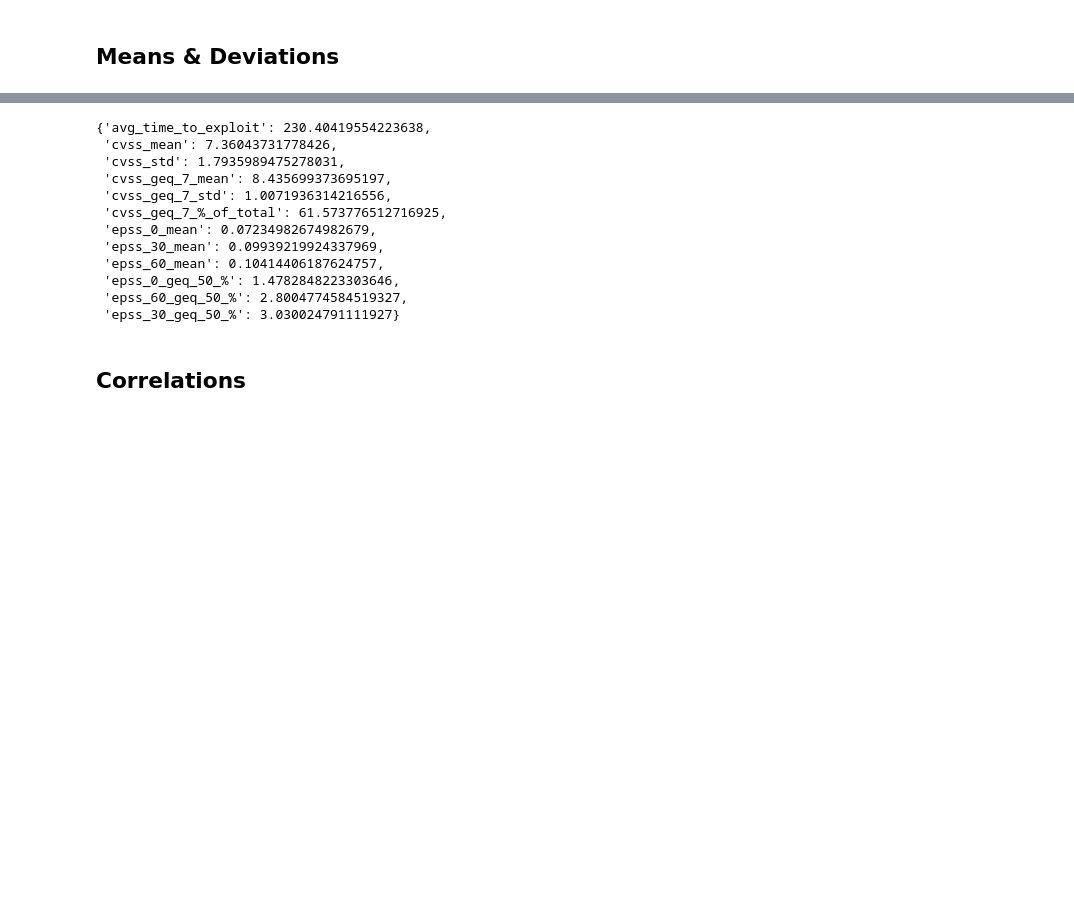
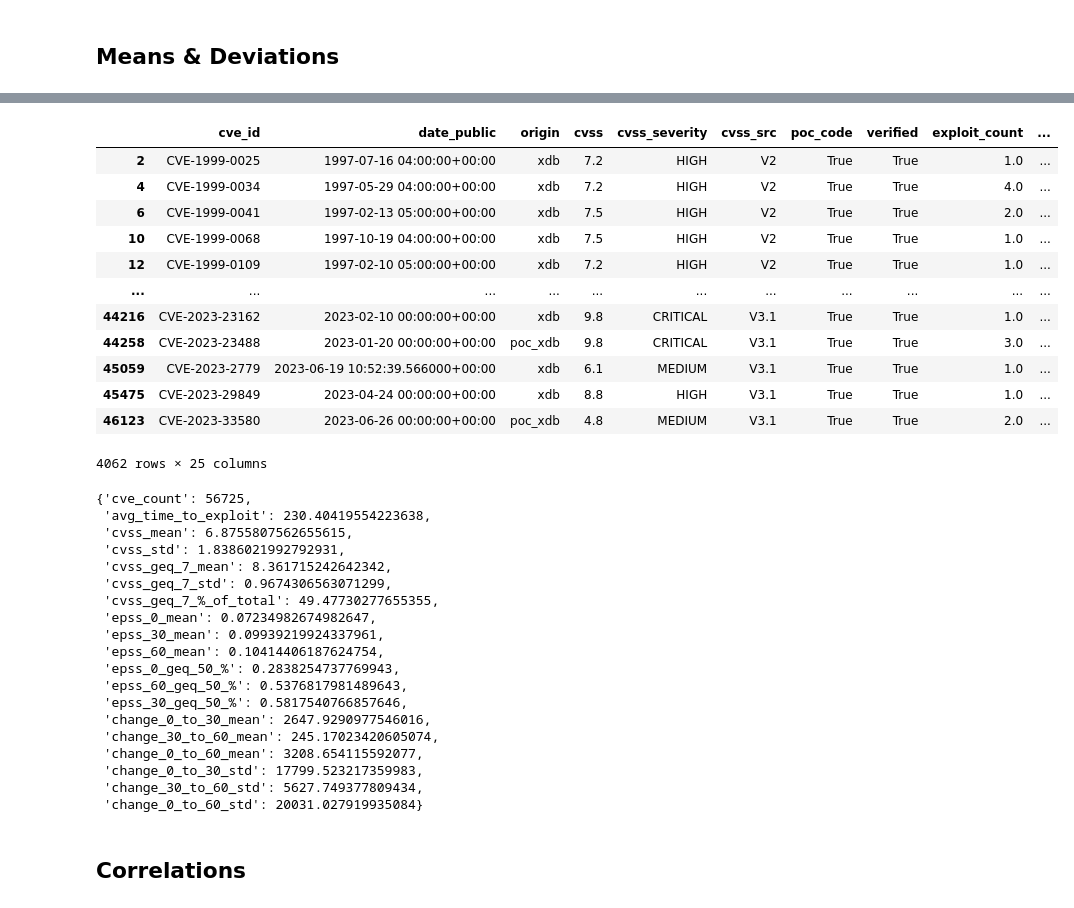
Before and after one commit to JBrocklyAnderson/practice-project, a Jupyter notebook: notebooks/pre_analysis.ipynb, the cells around one changed output, grey strips where cells are left out. Saved outputs shown, nothing was run; the diff lists cells and outputs as text; code cells hidden in the pictures; blank space fills up the shorter version.

Commit message:
Put work into EDA and pre-analysis of data

```diff
--- a/notebooks/pre_analysis.ipynb
+++ b/notebooks/pre_analysis.ipynb
@@ -26,16 +42,32 @@ df = pd.read_parquet(path='../data/processed/composite/dataset_focused.parquet')
+# %%
+df[df['verified'] == True]
+# %% [output]
+|  | cve_id | date_public | origin | cvss | cvss_severity | cvss_src | poc_code | verified | exploit_count | ... |
+| 2 | CVE-1999-0025 | 1997-07-16 04:00:00+00:00 | xdb | 7.2 | HIGH | V2 | True | True | 1.0 | ... |
+| 4 | CVE-1999-0034 | 1997-05-29 04:00:00+00:00 | xdb | 7.2 | HIGH | V2 | True | True | 4.0 | ... |
+| 6 | CVE-1999-0041 | 1997-02-13 05:00:00+00:00 | xdb | 7.5 | HIGH | V2 | True | True | 2.0 | ... |
+| 10 | CVE-1999-0068 | 1997-10-19 04:00:00+00:00 | xdb | 7.5 | HIGH | V2 | True | True | 1.0 | ... |
+| 12 | CVE-1999-0109 | 1997-02-10 05:00:00+00:00 | xdb | 7.2 | HIGH | V2 | True | True | 1.0 | ... |
+| ... | ... | ... | ... | ... | ... | ... | ... | ... | ... | ... |
+| 44216 | CVE-2023-23162 | 2023-02-10 00:00:00+00:00 | xdb | 9.8 | CRITICAL | V3.1 | True | True | 1.0 | ... |
+| 44258 | CVE-2023-23488 | 2023-01-20 00:00:00+00:00 | poc_xdb | 9.8 | CRITICAL | V3.1 | True | True | 3.0 | ... |
+| 45059 | CVE-2023-2779 | 2023-06-19 10:52:39.566000+00:00 | xdb | 6.1 | MEDIUM | V3.1 | True | True | 1.0 | ... |
+| 45475 | CVE-2023-29849 | 2023-04-24 00:00:00+00:00 | xdb | 8.8 | HIGH | V3.1 | True | True | 1.0 | ... |
+| 46123 | CVE-2023-33580 | 2023-06-26 00:00:00+00:00 | poc_xdb | 4.8 | MEDIUM | V3.1 | True | True | 2.0 | ... |
+4062 rows × 25 columns
 # %%
 # df = df[df['days_to_poc_exploit'] < 0] # Before CVE publication
 # df = df[df['days_to_poc_exploit'] <= 90] # Sooner than 90 days
 # df = df[df['days_to_poc_exploit'] >= 0] # After CVE publication
 # df = df[(df['days_to_poc_exploit'] >= 0) & (df['days_to_poc_exploit'] <= 90)] # Within 90 days
-# df = df[(df['days_to_poc_exploit'] < -3000) & (df['days_to_poc_exploit'] >= -4457)] # Within 90 days
-# df = df[(df['days_to_poc_exploit'] < -2000) & (df['days_to_poc_exploit'] >= -3000)] # Within 90 days
-# df = df[(df['days_to_poc_exploit'] < -1000) & (df['days_to_poc_exploit'] >= -2000)] # Within 90 days
-# df = df[(df['days_to_poc_exploit'] < 0) & (df['days_to_poc_exploit'] >= -1000)] # Within 90 days
-# df = df[(df['days_to_poc_exploit'] < 0) & (df['days_to_poc_exploit'] >= -500)] # Within 90 days
-# df = df[(df['days_to_poc_exploit'] < 0) & (df['days_to_poc_exploit'] >= -250)] # Within 90 days
+# df = df[(df['days_to_poc_exploit'] < -3000) & (df['days_to_poc_exploit'] >= -4457)]
+# df = df[(df['days_to_poc_exploit'] < -2000) & (df['days_to_poc_exploit'] >= -3000)]
+# df = df[(df['days_to_poc_exploit'] < -1000) & (df['days_to_poc_exploit'] >= -2000)]
+# df = df[(df['days_to_poc_exploit'] < 0) & (df['days_to_poc_exploit'] >= -1000)]
+# df = df[(df['days_to_poc_exploit'] < 0) & (df['days_to_poc_exploit'] >= -500)]
+# df = df[(df['days_to_poc_exploit'] < 0) & (df['days_to_poc_exploit'] >= -250)]
 
-# # Compute Q1, Q3, and IQR
+# Compute Q1, Q3, and IQR
 # Q1 = df['days_to_poc_exploit'].quantile(0.25)
 # Q3 = df['days_to_poc_exploit'].quantile(0.75)
 # IQR = Q3 - Q1
@@ -44,10 +76,11 @@ df = pd.read_parquet(path='../data/processed/composite/dataset_focused.parquet')
 # lower_bound = Q1 - 1.5 * IQR
 # upper_bound = Q3 + 1.5 * IQR
 
-# # Filter the DataFrame to exclude extreme outliers
+# # # Filter the DataFrame to exclude extreme outliers
 # df = df[(df['days_to_poc_exploit'] >= lower_bound) & (df['days_to_poc_exploit'] <= upper_bound)]
 
 main_df_results = {
+    'cve_count': len(df),
     'avg_time_to_exploit': df['days_to_poc_exploit'].mean(),
     'cvss_mean': df['cvss'].mean(),
     'cvss_std': df['cvss'].std(),
@@ -59,23 +92,36 @@ main_df_results = {
     'epss_60_mean': df['epss_60'].mean(),
     'epss_0_geq_50_%': ((len(df[df['epss_0'] >= 0.5]) / len(df)) * 100) if len(df) > 0 else 'No CVEs',
     'epss_60_geq_50_%': ((len(df[df['epss_30'] >= 0.5]) / len(df)) * 100) if len(df) > 0 else 'No CVEs',
-    'epss_30_geq_50_%': ((len(df[df['epss_60'] >= 0.5]) / len(df)) * 100) if len(df) > 0 else 'No CVEs'
+    'epss_30_geq_50_%': ((len(df[df['epss_60'] >= 0.5]) / len(df)) * 100) if len(df) > 0 else 'No CVEs',
+    'change_0_to_30_mean': df['change_0_to_30'].mean(),
+    'change_30_to_60_mean': df['change_30_to_60'].mean(),
+    'change_0_to_60_mean': df['change_0_to_60'].mean(),
+    'change_0_to_30_std': df['change_0_to_30'].std(),
+    'change_30_to_60_std': df['change_30_to_60'].std(),
+    'change_0_to_60_std': df['change_0_to_60'].std()
 }
 
 pprint(main_df_results, sort_dicts=False)
 # %% [output]
-{'avg_time_to_exploit': 230.40419554223638,
- 'cvss_mean': 7.36043731778426,
- 'cvss_std': 1.7935989475278031,
- 'cvss_geq_7_mean': 8.435699373695197,
- 'cvss_geq_7_std': 1.0071936314216556,
- 'cvss_geq_7_%_of_total': 61.573776512716925,
- 'epss_0_mean': 0.07234982674982679,
- 'epss_30_mean': 0.09939219924337969,
- 'epss_60_mean': 0.10414406187624757,
- 'epss_0_geq_50_%': 1.4782848223303646,
- 'epss_60_geq_50_%': 2.8004774584519327,
- 'epss_30_geq_50_%': 3.030024791111927}
+{'cve_count': 56725,
+ 'avg_time_to_exploit': 230.40419554223638,
+ 'cvss_mean': 6.8755807562655615,
+ 'cvss_std': 1.8386021992792931,
+ 'cvss_geq_7_mean': 8.361715242642342,
+ 'cvss_geq_7_std': 0.9674306563071299,
+ 'cvss_geq_7_%_of_total': 49.47730277655355,
+ 'epss_0_mean': 0.07234982674982647,
+ 'epss_30_mean': 0.09939219924337961,
+ 'epss_60_mean': 0.10414406187624754,
+ 'epss_0_geq_50_%': 0.2838254737769943,
+ 'epss_60_geq_50_%': 0.5376817981489643,
+ 'epss_30_geq_50_%': 0.5817540766857646,
+ 'change_0_to_30_mean': 2647.9290977546016,
+ 'change_30_to_60_mean': 245.17023420605074,
+ 'change_0_to_60_mean': 3208.654115592077,
+ 'change_0_to_30_std': 17799.523217359983,
+ 'change_30_to_60_std': 5627.749377809434,
+ 'change_0_to_60_std': 20031.027919935084}
 # %% [markdown]
 ## Correlations
 # %%
```
Also changed, not shown: parts of 8 cells of this notebook, 1 other file.
